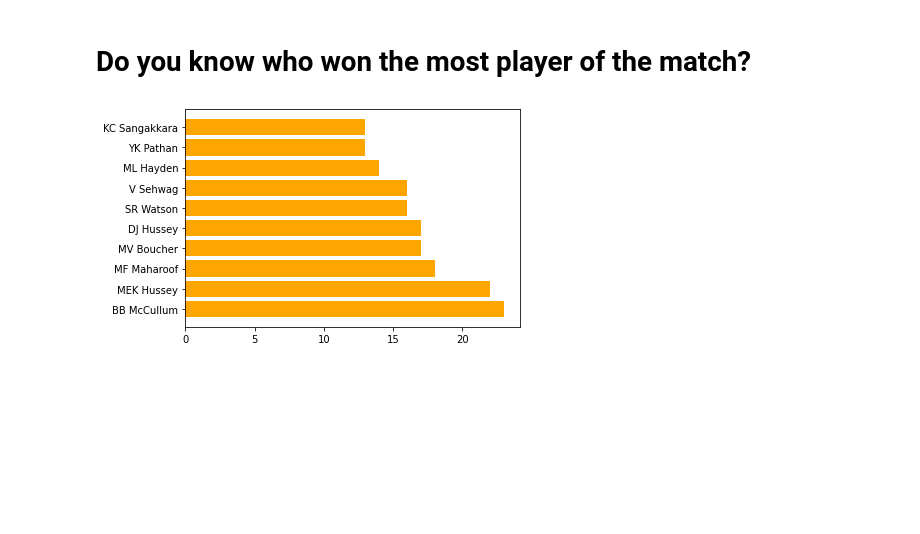
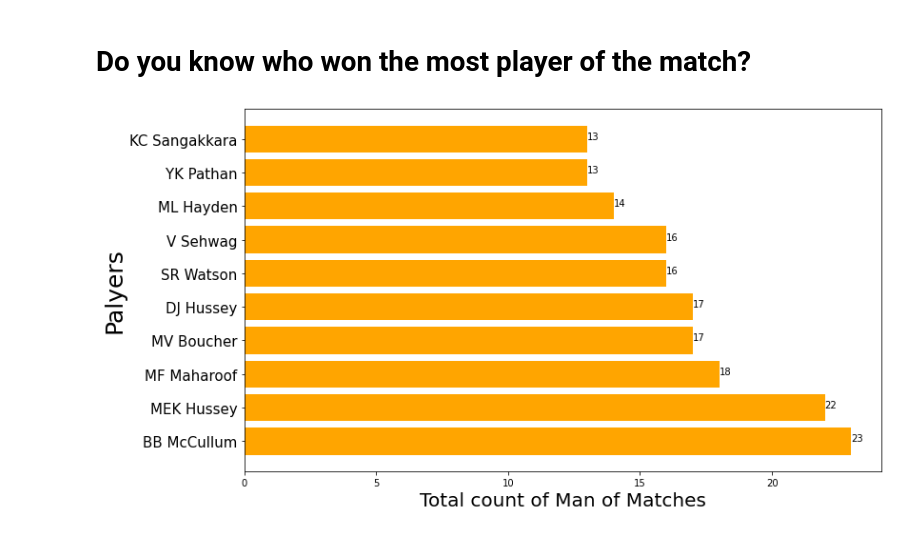
Before and after one commit to subhamyadav580/Data-Analysis-with-IPL-Dataset, a Jupyter notebook: IPL.ipynb, the cells around one changed output. Saved outputs shown, nothing was run; the diff lists cells and outputs as text; code cells hidden in the pictures; blank space fills up the shorter version.

```diff
--- a/IPL.ipynb
+++ b/IPL.ipynb
@@ -396,11 +400,17 @@ plt.show()
 players = list(matchData.player_of_match.unique())
 manOfMatchCount = matchData.player_of_match.value_counts()
 # %%
-ax = plt.subplot()
+fig = plt.figure(figsize=(12, 7))
+
+ax = fig.add_subplot()
 plt.barh(range(len(players[0:10])), manOfMatchCount[0:10], color='orange')
 
 ax.set_yticks(range(10))
-ax.set_yticklabels(list(matchData.player_of_match.unique())[0:10])
+ax.set_yticklabels(list(matchData.player_of_match.unique())[0:10], fontsize=15)
+for index, value in enumerate(manOfMatchCount[0:10]):
+    plt.text(value, index, str(value))
+plt.xlabel('Total count of Man of Matches', fontsize=20)
+plt.ylabel('Palyers', fontsize=25)
 plt.show()
 # %% [output]
-[figure, old version]
+[figure, new version]
```
Also changed, not shown: parts of 2 cells of this notebook.
